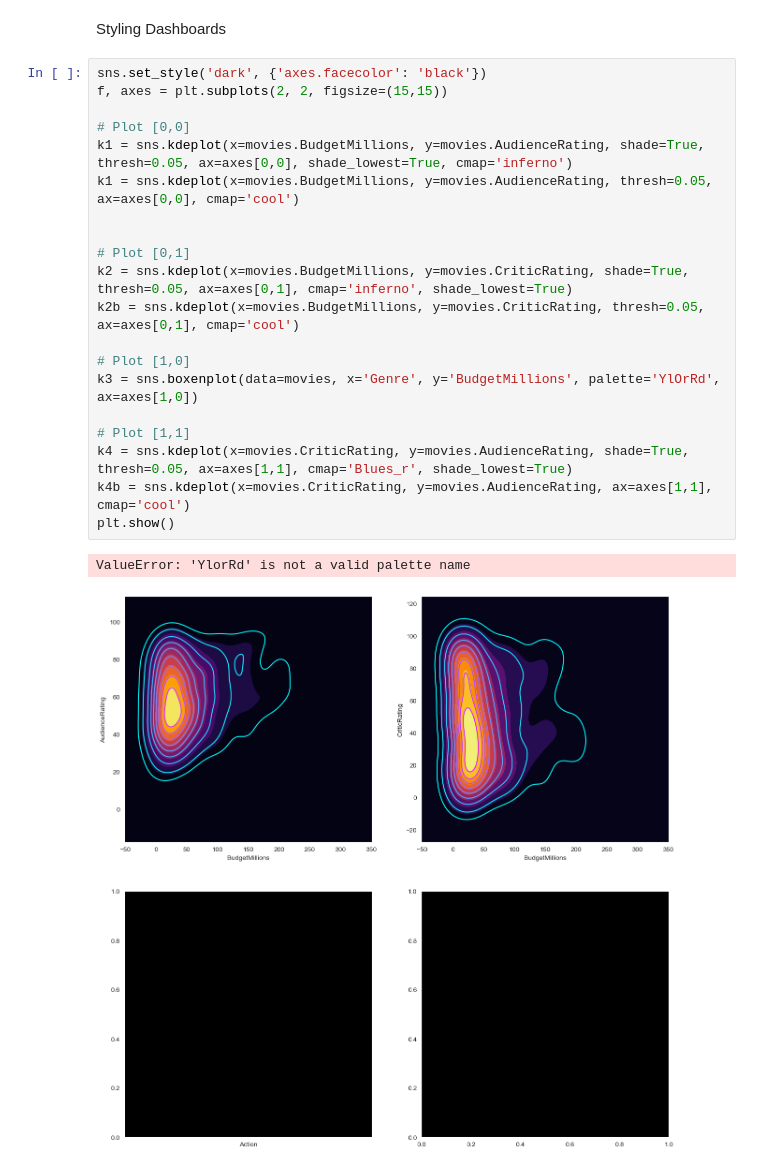
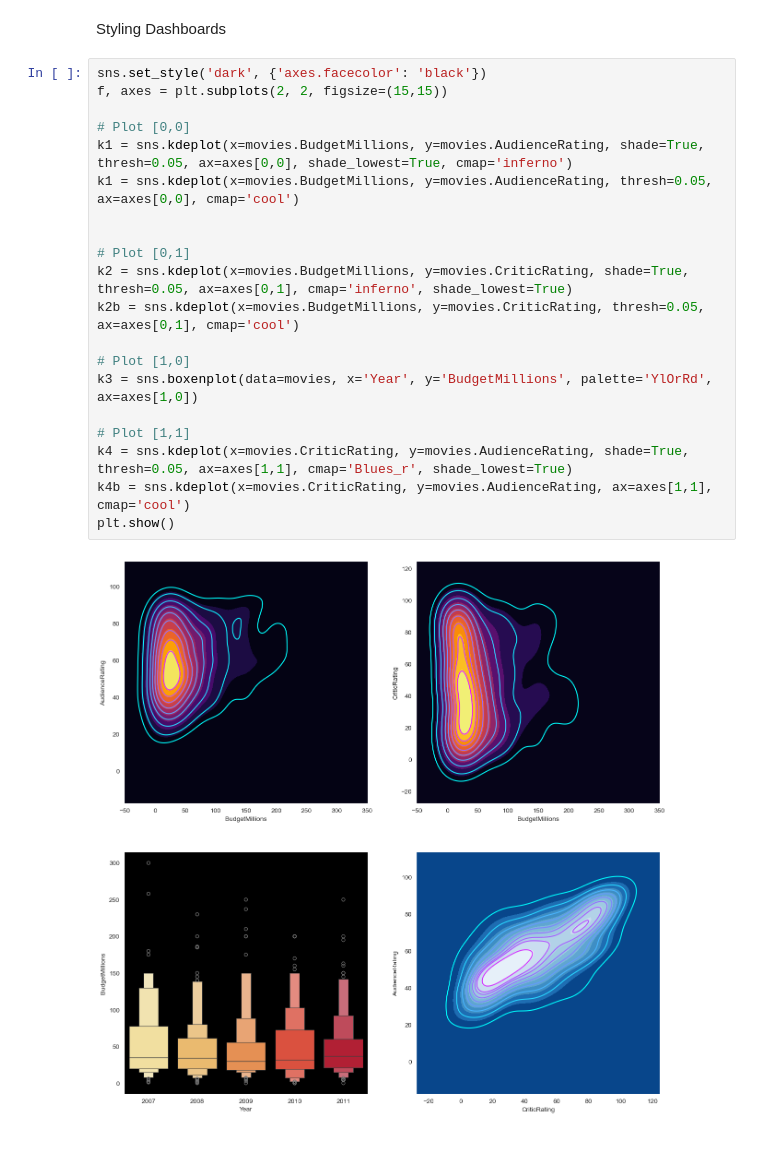
Before and after one commit to nicky-ops/Python_for_data_science, a Jupyter notebook: categorical_variables.ipynb, the cells around one changed output. Saved outputs shown, nothing was run; the diff lists cells and outputs as text.

Commit message:
styling plots

```diff
--- a/categorical_variables.ipynb
+++ b/categorical_variables.ipynb
@@ -366,23 +366,22 @@ Styling Dashboards
 # %%
 sns.set_style('dark', {'axes.facecolor': 'black'})
 f, axes = plt.subplots(2, 2, figsize=(15,15))
 
 # Plot [0,0]
 k1 = sns.kdeplot(x=movies.BudgetMillions, y=movies.AudienceRating, shade=True, thresh=0.05, ax=axes[0,0], shade_lowest=True, cmap='inferno')
 k1 = sns.kdeplot(x=movies.BudgetMillions, y=movies.AudienceRating, thresh=0.05, ax=axes[0,0], cmap='cool')
 
 
 # Plot [0,1]
 k2 = sns.kdeplot(x=movies.BudgetMillions, y=movies.CriticRating, shade=True, thresh=0.05, ax=axes[0,1], cmap='inferno', shade_lowest=True)
 k2b = sns.kdeplot(x=movies.BudgetMillions, y=movies.CriticRating, thresh=0.05, ax=axes[0,1], cmap='cool')
 
 # Plot [1,0]
-k3 = sns.boxenplot(data=movies, x='Genre', y='BudgetMillions', palette='YlOrRd', ax=axes[1,0])
+k3 = sns.boxenplot(data=movies, x='Year', y='BudgetMillions', palette='YlOrRd', ax=axes[1,0])
 
 # Plot [1,1]
 k4 = sns.kdeplot(x=movies.CriticRating, y=movies.AudienceRating, shade=True, thresh=0.05, ax=axes[1,1], cmap='Blues_r', shade_lowest=True)
 k4b = sns.kdeplot(x=movies.CriticRating, y=movies.AudienceRating, ax=axes[1,1], cmap='cool')
 plt.show()
 # %% [output]
-ValueError: 'YlorRd' is not a valid palette name
-[figure, old version]
+[figure, new version]
```
Also changed, not shown: parts of 2 cells of this notebook.
